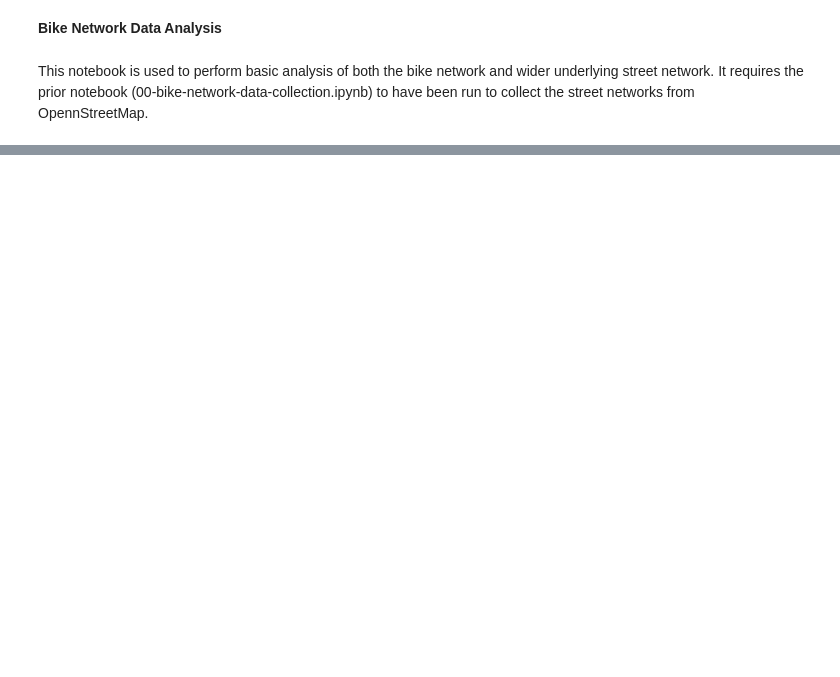
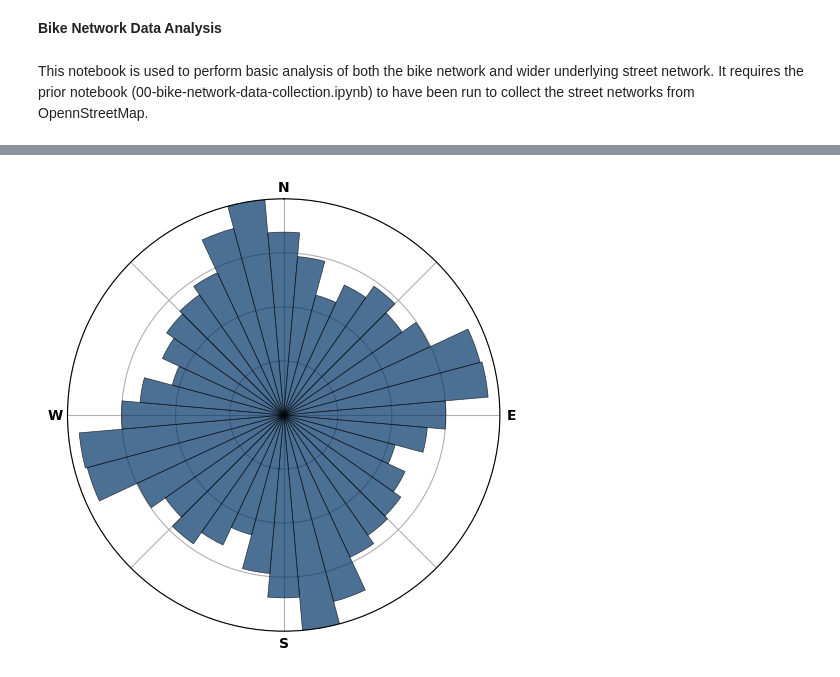
Before and after one commit to Froguin99/bikeNetworksEDA, a Jupyter notebook: 01-bike-network-data-analysis.ipynb, the cells around one changed output, grey strips where cells are left out. Drawn from its saved outputs; the diff is of its cells as text; code cells hidden in the pictures; blank space fills up the shorter version.

```diff
--- a/01-bike-network-data-analysis.ipynb
+++ b/01-bike-network-data-analysis.ipynb
@@ -88,0 +115,10 @@ mean_level_of_disconnect
+# %%
+# measure road network orientation
+
+ox.bearing.plot_orientation(road_network_undirected)
+
+fig.suptitle("Road network orientation")
+fig.tight_layout()
+fig.subplots_adjust(hspace=0.35)
+# %% [output]
+[figure, added]
```
Also changed, not shown: parts of 16 cells of this notebook.
